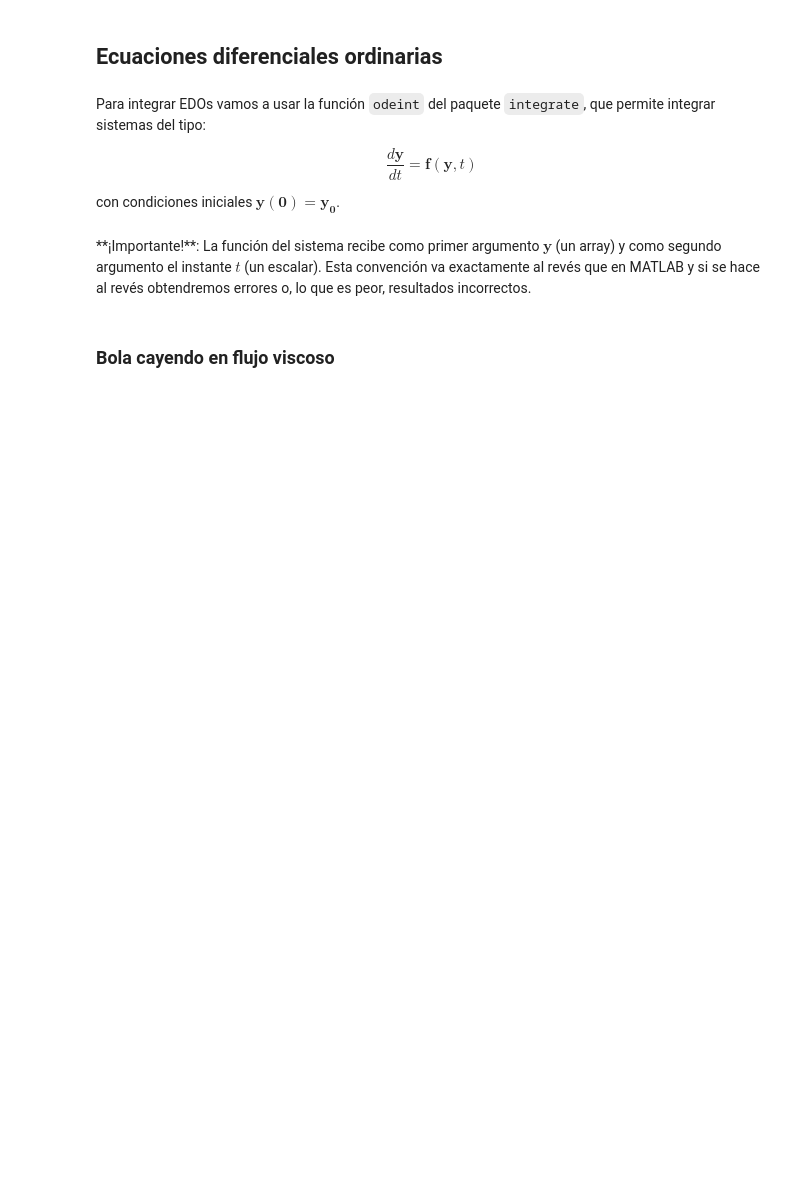
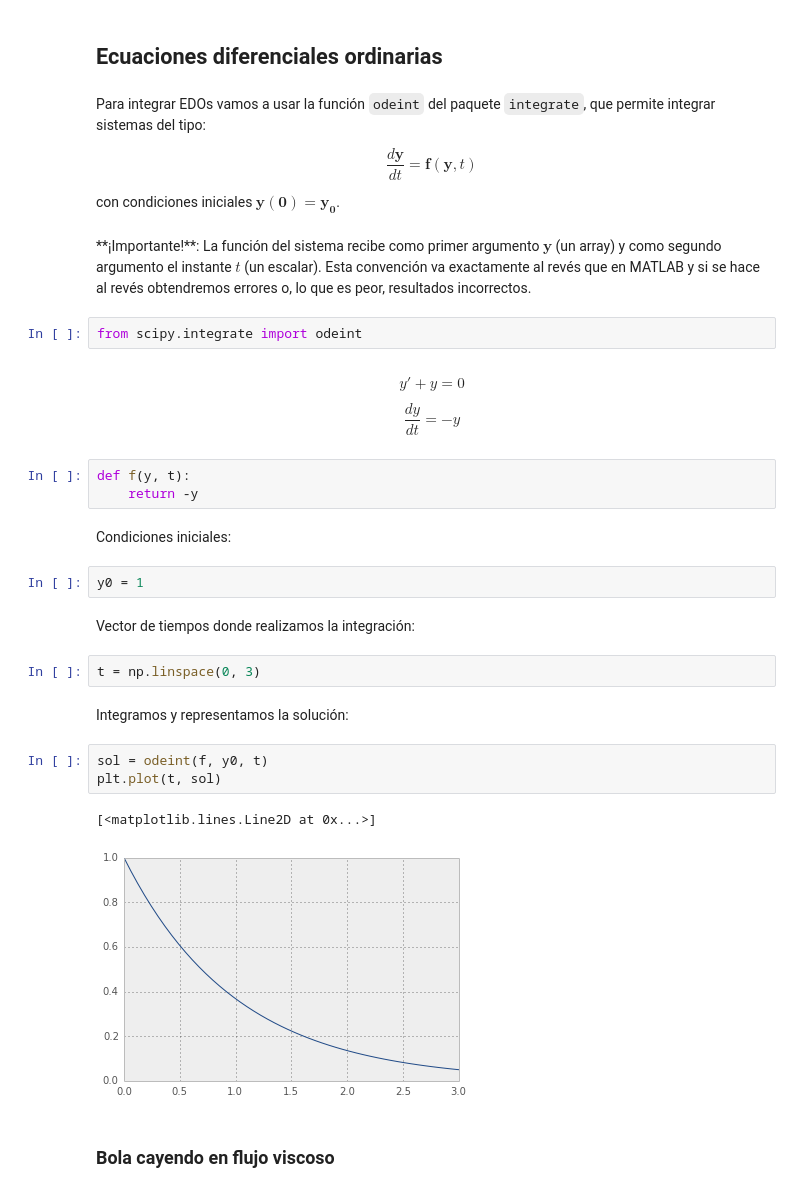
Before and after one commit to AeroPython/Curso_AeroPython, a Jupyter notebook: Notebooks/Clase4b_Ecuaciones-no-lineales-EDOs.ipynb, the cells around one changed output. Saved outputs shown, nothing was run; the diff lists cells and outputs as text; blank space fills up the shorter version.

```diff
--- a/Notebooks/Clase4b_Ecuaciones-no-lineales-EDOs.ipynb
+++ b/Notebooks/Clase4b_Ecuaciones-no-lineales-EDOs.ipynb
@@ -88,6 +214,31 @@ $$ \frac{d\mathbf{y}}{dt}=\mathbf{f}\left(\mathbf{y},t\right)$$
 con condiciones iniciales $\mathbf{y}(\mathbf{0}) = \mathbf{y_0}$.
 # %% [markdown]
 <div class="alert alert-error">**¡Importante!**: La función del sistema recibe como primer argumento $\mathbf{y}$ (un array) y como segundo argumento el instante $t$ (un escalar). Esta convención va exactamente al revés que en MATLAB y si se hace al revés obtendremos errores o, lo que es peor, resultados incorrectos.</div>
+# %%
+from scipy.integrate import odeint
+# %% [markdown]
+$$y' + y = 0$$
+
+$$\frac{dy}{dt} = -y$$
+# %%
+def f(y, t):
+    return -y
+# %% [markdown]
+Condiciones iniciales:
+# %%
+y0 = 1
+# %% [markdown]
+Vector de tiempos donde realizamos la integración:
+# %%
+t = np.linspace(0, 3)
+# %% [markdown]
+Integramos y representamos la solución:
+# %%
+sol = odeint(f, y0, t)
+plt.plot(t, sol)
+# %% [output]
+[<matplotlib.lines.Line2D at 0x...>]
+[figure, added]
 # %% [markdown]
 ### Bola cayendo en flujo viscoso
 # %% [markdown]
```
Also changed, not shown: parts of 28 cells of this notebook.
